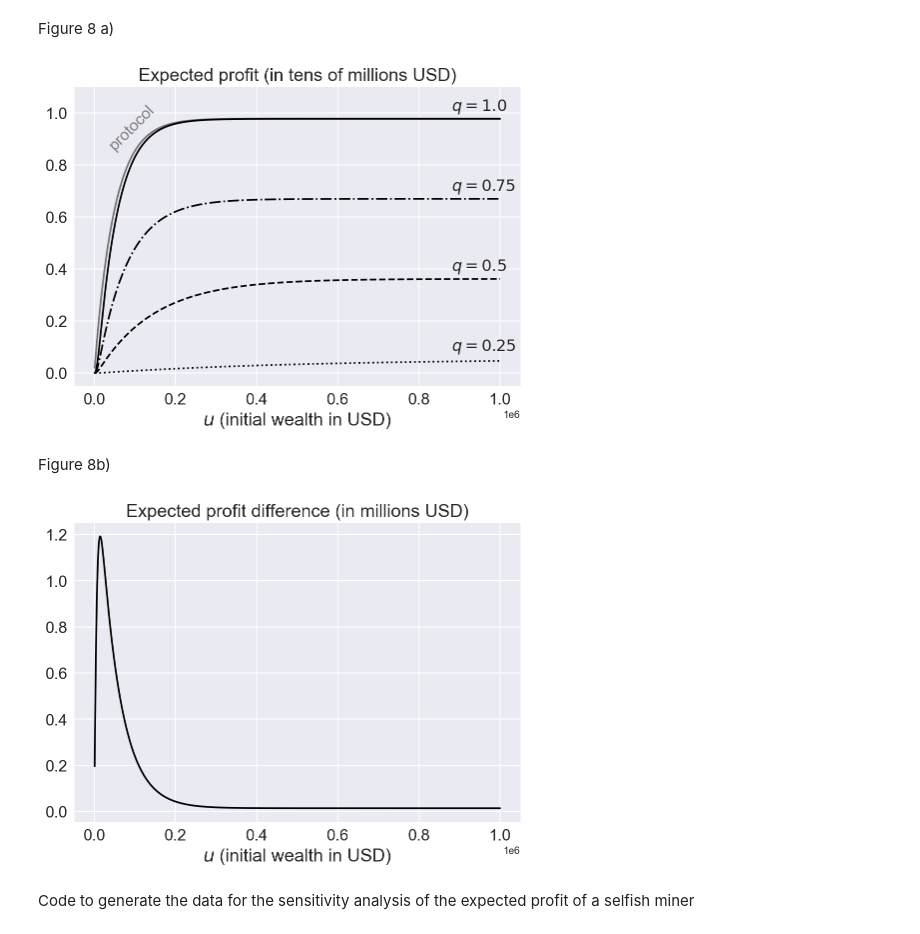
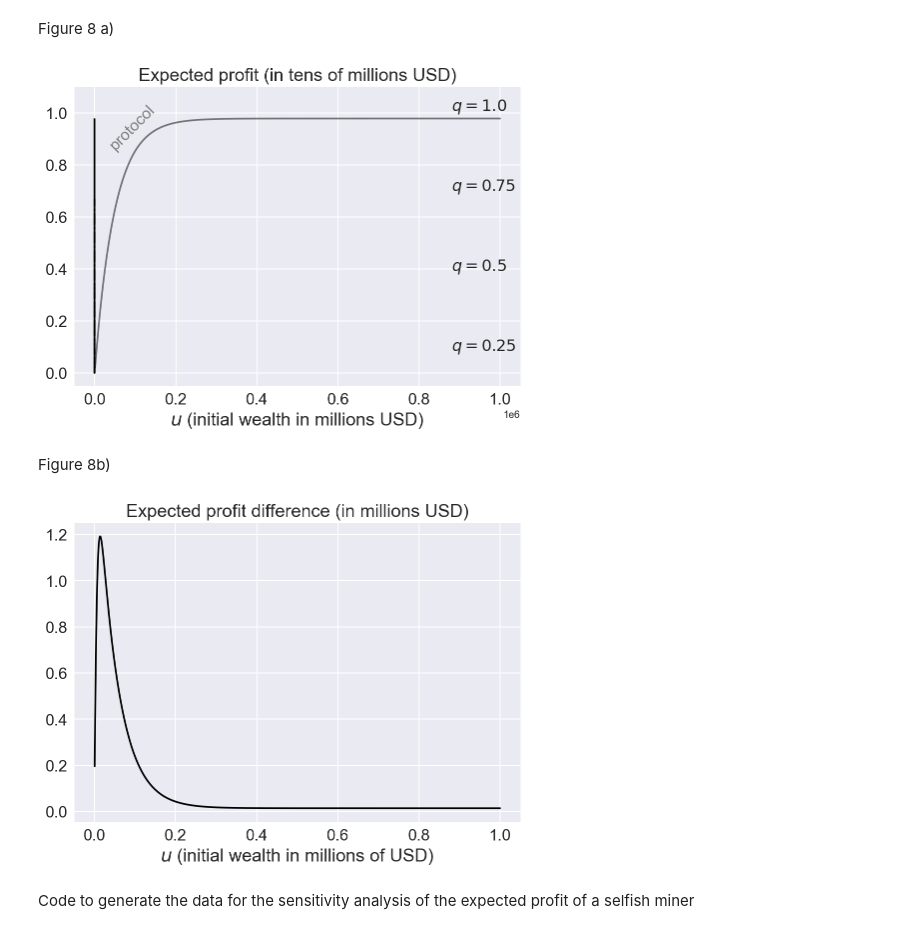
Before and after one commit to LaGauffre/Blockchain_mining_risk_analysis, a Jupyter notebook: Python/numerical_illustrations.ipynb, the cells around one changed output. Saved outputs shown, nothing was run; the diff lists cells and outputs as text; code cells hidden in the pictures.

```diff
--- a/Python/numerical_illustrations.ipynb
+++ b/Python/numerical_illustrations.ipynb
@@ -440,36 +440,36 @@ linestyles = ['dotted', 'dashed', 'dashdot', 'solid']
 #Selection of the data
 π_W = 0.03
 p = 0.1
 select_self = (np.around(V_selfish_df.π_W.values, decimals = 3) == π_W) & (np.around(V_selfish_df.p.values, decimals = 2) == p)
 q_vec_ex = np.array([0.25, 0.5, 0.75, 1])
 for k in range(len(q_vec_ex)):
 
-    plt.plot(u_vec, V_selfish_df.V_T[(select_self) & (np.around(V_selfish_df.q.values, decimals = 2) == q_vec_ex[k])].values -u_vec ,
+    plt.plot(u_vec / 1e6, V_selfish_df.V_T[(select_self) & (np.around(V_selfish_df.q.values, decimals = 2) == q_vec_ex[k])].values -u_vec ,
              color = 'k', alpha = 1, linestyle =linestyles[k] )
 
     plt.text(u_vec[-120], V_selfish_df.EG[(select_self) &  (np.around(V_selfish_df.q.values, decimals = 2) == q_vec_ex[k])].values[-1]
              -u_vec[-1]+300000,'$q = '+ str(q_vec_ex[k])+'$', fontsize = fontsize_ticker)
-plt.xlabel('$u$ (initial wealth in USD)', fontsize = fontsize_axes)
+plt.xlabel('$u$ (initial wealth in millions USD)', fontsize = fontsize_axes)
 plt.title('Expected profit (in tens of millions USD)', fontsize = fontsize_axes)
 plt.tick_params(labelsize=fontsize_ticker)
 select_pro = (np.around(V_protocol_df.π_W.values, decimals = 3) == π_W) &\
 (np.around(V_protocol_df.p.values, decimals = 2) == p)
 plt.plot(u_vec, V_protocol_df.V_u_T[select_pro].values -u_vec, color = 'k', alpha = 0.5, linestyle = 'solid')
 
 # Locations to plot text
 l2 = np.array((u_vec[50], V_protocol_df.V_u_T[select_pro].values[100] -u_vec[100]))
 
 # Rotate angle
 angle = 45
 trans_angle = plt.gca().transData.transform_angles(np.array((45,)),
                                                    l2.reshape((1, 2)))[0]
 
 plt.text(l2[0], l2[1],'protocol', fontsize = fontsize_ticker, color = 'grey',  rotation=angle, rotation_mode='anchor')
 plt.ylim(top=11000000)
 plt.setp(plt.gca().get_yaxis().get_offset_text(), visible=False)
 plt.savefig("../Figures/self_rev_u.pdf", bbox_inches='tight')
 # %% [output]
-[figure, old version]
+[figure, new version]
 # %% [markdown]
 Figure 8b)
 # %%
@@ -482,17 +482,17 @@ select_self = (np.around(V_selfish_df.π_W.values, decimals = 3) == π_W) & (np.
 select_pro = (np.around(V_protocol_df.π_W.values, decimals = 3) == π_W) &\
 (np.around(V_protocol_df.p.values, decimals = 2) == p)
 
-plt.plot(u_vec, (V_protocol_df.V_u_T[select_pro].values - V_selfish_df.V_T[(select_self)].values)/1000000 ,
+plt.plot(u_vec / 1e6, (V_protocol_df.V_u_T[select_pro].values - V_selfish_df.V_T[(select_self)].values)/1000000 ,
          color = 'k', alpha = 1, linestyle =linestyles[k])
 
-plt.xlabel('$u$ (initial wealth in USD)', fontsize = fontsize_axes)
+plt.xlabel('$u$ (initial wealth in millions of USD)', fontsize = fontsize_axes)
 
 plt.title('Expected profit difference (in millions USD)', fontsize = fontsize_axes)
 plt.tick_params(labelsize=fontsize_ticker)
 plt.setp(plt.gca().get_yaxis().get_offset_text(), visible=False)
 plt.savefig("../Figures/diff_rev_pro_rev_u.pdf", bbox_inches='tight')
 # %% [output]
-[figure, old version]
+[figure, new version]
 # %% [markdown]
 Code to generate the data for the sensitivity analysis of the expected profit of a selfish miner
 # %%
```
Also changed, not shown: 36 other files.
